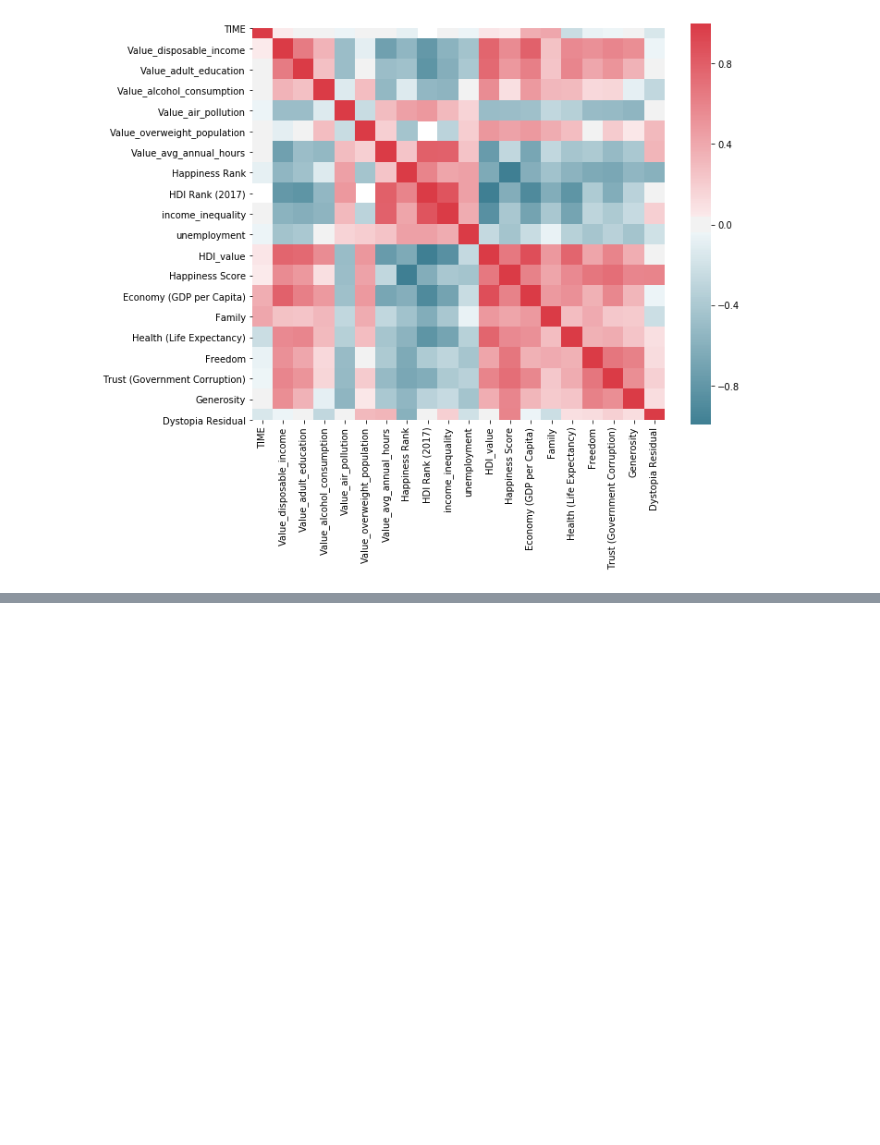
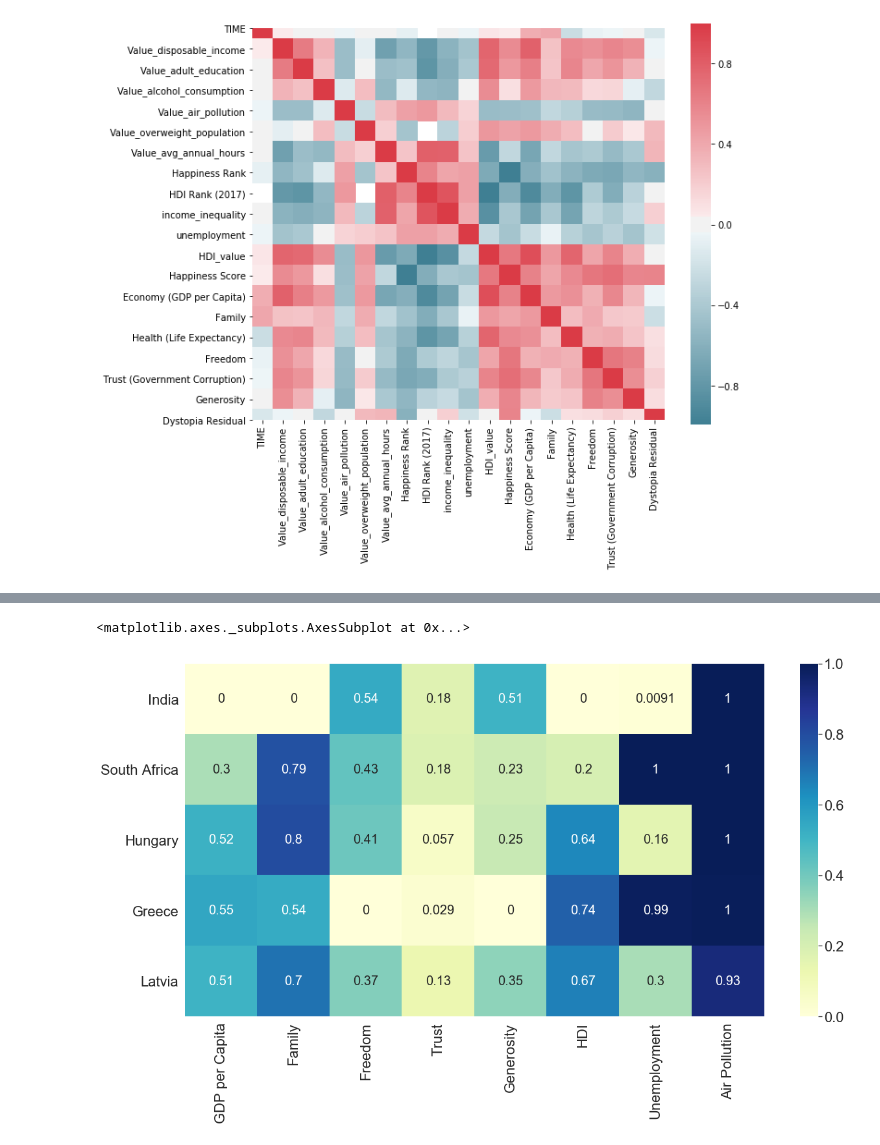
Before and after one commit to YiranJing/Health_and_Happiness_Study, a Jupyter notebook: notebook/Stage_2_Data_Analysis_and_Models.ipynb, the cells around one changed output, grey strips where cells are left out. Saved outputs shown, nothing was run; the diff lists cells and outputs as text; code cells hidden in the pictures; blank space fills up the shorter version.

```diff
--- a/notebook/Stage_2_Data_Analysis_and_Models.ipynb
+++ b/notebook/Stage_2_Data_Analysis_and_Models.ipynb
@@ -207,0 +302,12 @@ sns.heatmap(corr, mask=np.zeros_like(corr, dtype=np.bool), cmap=sns.diverging_pa
+# %%
+df_bottom5 = df_sort_happiness.head(5)
+
+Index = bottom5_countries
+Cols = list(df_bottom5.columns)
+
+fig, ax = plt.subplots(figsize=(20,10))
+df_bottom5_heat = pd.DataFrame(df_bottom5.values,index = Index, columns = Cols)
+sns.heatmap(df_bottom5_heat, annot = True, cmap="YlGnBu", annot_kws={"size": 20})
+# %% [output]
+<matplotlib.axes._subplots.AxesSubplot at 0x...>
+[figure, added]
```
Also changed, not shown: parts of 40 cells of this notebook.
